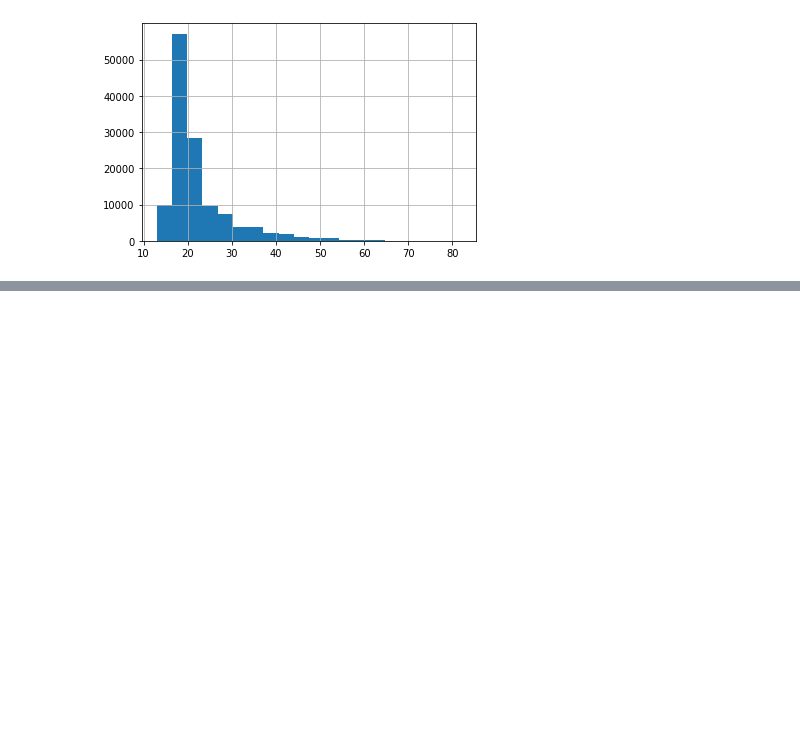
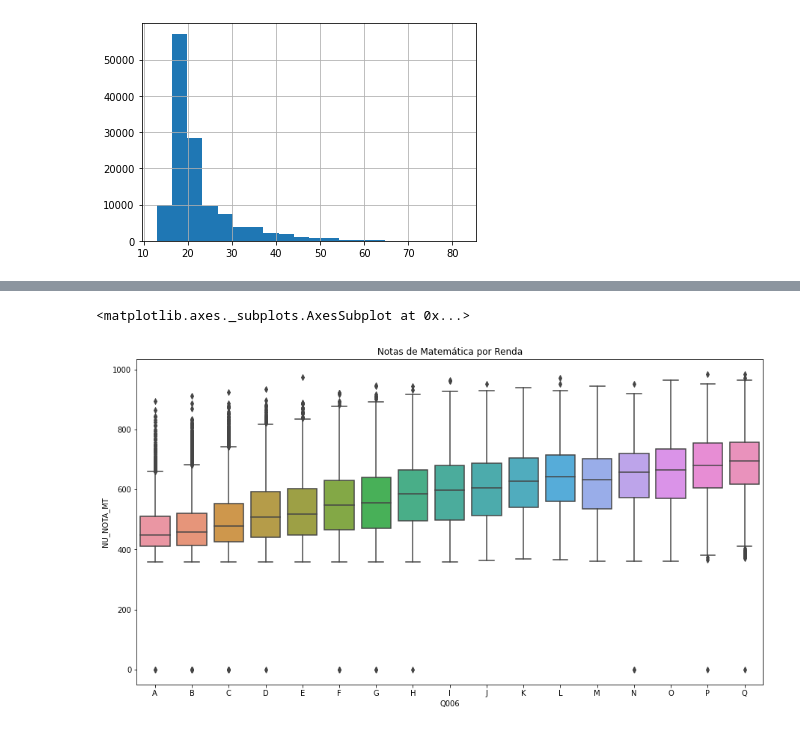
Before and after one commit to GustavoSFaria/PublicScripts, a Jupyter notebook: caso_enem_2019.ipynb, the cells around one changed output, grey strips where cells are left out. Saved outputs shown, nothing was run; the diff lists cells and outputs as text; code cells hidden in the pictures; blank space fills up the shorter version.

```diff
--- a/caso_enem_2019.ipynb
+++ b/caso_enem_2019.ipynb
@@ -128,0 +178,21 @@ dataset.NU_IDADE.hist(bins = 20)
+# %%
+# formatando o gráfico com o pacote Seaborn (visualização de dados estatísticos) e Matplotlib (pacote gráfico)
+
+import seaborn as sns
+import matplotlib.pyplot as plt
+
+# formatando o gráfico
+plt.figure(figsize = (15,8))
+plt.title('Notas de Matemática por Renda')
+
+#ordenando a renda em ordem crescente para utilizar como parâmetro no seaborn
+renda_ordenada = dataset['Q006'].unique()
+renda_ordenada.sort()
+
+# avaliando se a renda afeta a nota de matemática. Q006 é a questão (variável do dataset) que informa este dado.
+sns.boxplot(x = 'Q006', y = 'NU_NOTA_MT', data = dataset, order = renda_ordenada)
+
+# conclusão: quem tem maior renda, apresenta uma nota de matemática melhor. Mas as menores rendas apresentam muitos outliers com pessoas tendo boas notas, tanto quanto, os de melhores rendas.
+# %% [output]
+<matplotlib.axes._subplots.AxesSubplot at 0x...>
+[figure, added]
```
Also changed, not shown: parts of 6 cells of this notebook.
